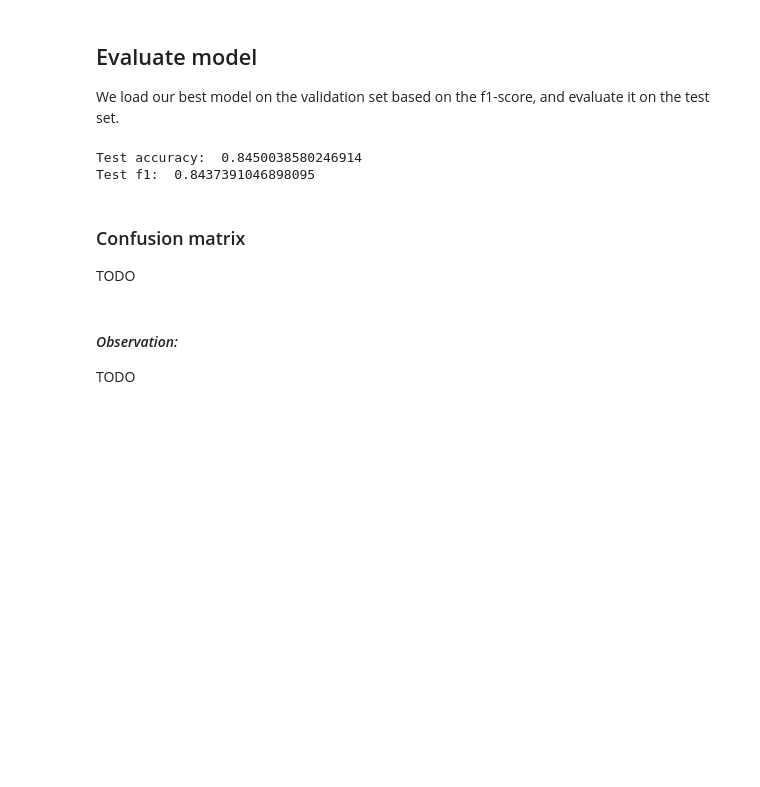
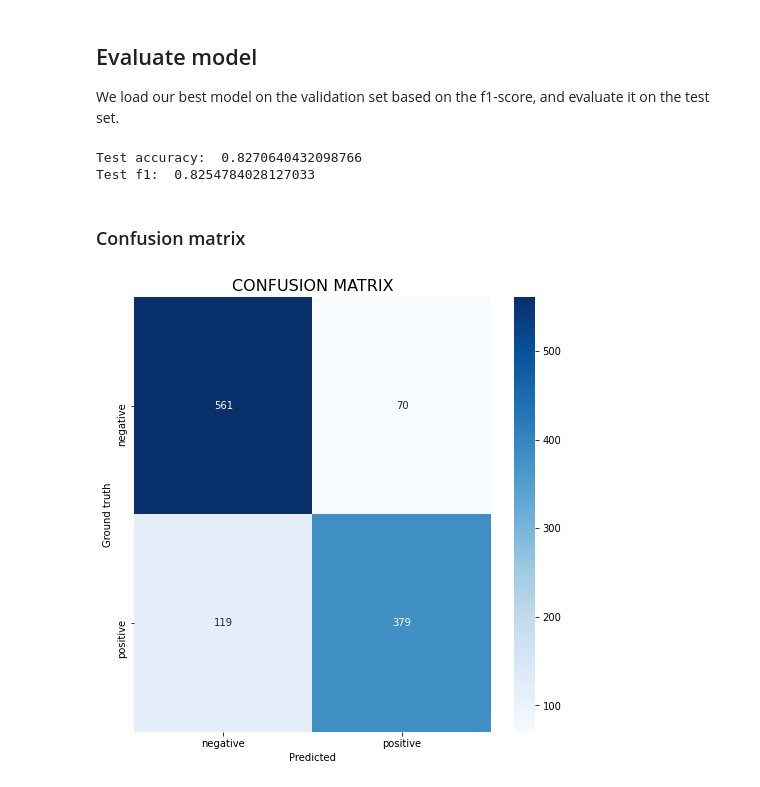
Before and after one commit to jfolleas1/nlp.text-classification.bert, a Jupyter notebook: bert_disaster_tweets.ipynb, the cells around one changed output. Cells and saved outputs as stored; diff of their text form; code cells hidden in the pictures; blank space fills up the shorter version.

```diff
--- a/bert_disaster_tweets.ipynb
+++ b/bert_disaster_tweets.ipynb
@@ -355,25 +427,38 @@ plt.show()
 ## Evaluate model
 We load our best model on the validation set based on the f1-score, and evaluate it on the test set.
 # %%
-model = torch.load("baseline_bert_clf.pt")
+model = torch.load("../models/baseline_bert_clf.pt")
 # %%
+preds_np = np.array([])
+y_np = np.array([])
 acc_test_total = 0
 f1_test_total = 0
 for batch in test_dataloader:
     x_batch, y_batch = [batch[0].to(device), batch[1].to(device)]
     with torch.no_grad(): # gradients don't have to be computed, because no update is performed
         probas = torch.flatten(model(tokens=x_batch))
+    preds_batch_np = np.round(probas.cpu().detach().numpy())
+    preds_np = np.concatenate((preds_np, preds_batch_np))
+    y_batch_np = y_batch.cpu().detach().numpy()
+    y_np = np.concatenate((y_np, y_batch_np))
     acc_f1_test_batch = eval(y_batch, probas)
     acc_test_total, f1_test_total = acc_test_total + acc_f1_test_batch[0], f1_test_total + acc_f1_test_batch[1]
 acc_test_total = acc_test_total/len(test_dataloader)
 f1_test_total = f1_test_total/len(test_dataloader)
 print("Test accuracy: ", acc_test_total, "\nTest f1: ", f1_test_total, "\n")
 # %% [output]
-Test accuracy:  0.8450038580246914
-Test f1:  0.8437391046898095
+Test accuracy:  0.8270640432098766
+Test f1:  0.8254784028127033
 # %% [markdown]
 ### Confusion matrix
-TODO
-# %% [markdown]
-#### *Observation:*
-TODO
+# %%
+conf_mat = confusion_matrix(y_np, preds_np)
+fig, ax = plt.subplots(figsize=(8,8))
+sns.heatmap(conf_mat, annot=True, cmap="Blues", fmt='d',
+            xticklabels=['negative', 'positive'],
+            yticklabels=['negative', 'positive'])
+plt.ylabel('Ground truth')
+plt.xlabel('Predicted')
+plt.title("CONFUSION MATRIX", size=16);
+# %% [output]
+[figure, added]
```
Also changed, not shown: parts of 22 cells of this notebook.
